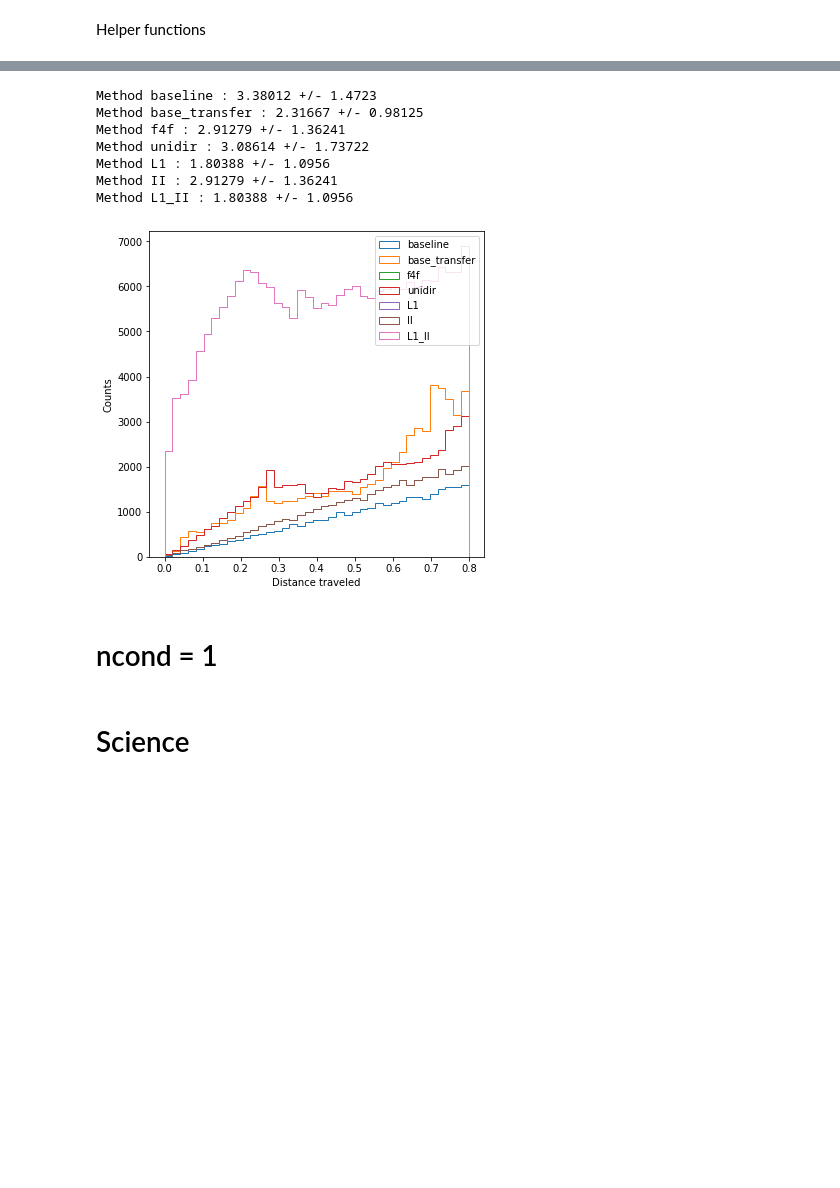
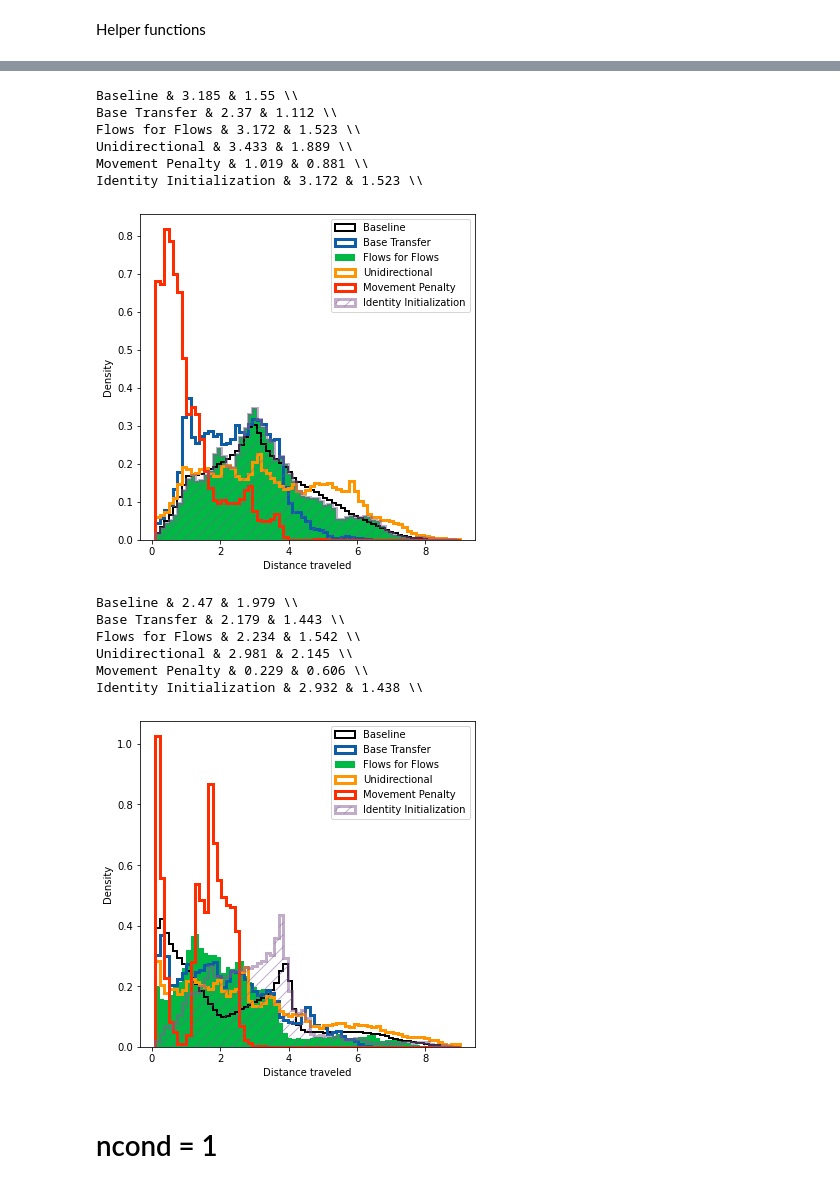
Before and after one commit to rmastand/flows4flows, a Jupyter notebook: paper_plots_toy.ipynb, the cells around one changed output, grey strips where cells are left out. Drawn from its saved outputs; the diff is of its cells as text; code cells hidden in the pictures; blank space fills up the shorter version.

Commit message:
cleaning up plots

```diff
--- a/paper_plots_toy.ipynb
+++ b/paper_plots_toy.ipynb
@@ -151,7 +67,27 @@ def calculate_distance_and_plot(results_dir, bins = 20, n_round = 5, baseline =
 # %%
 
+labels_dir = {"baseline":"Baseline",
+              "left":"Input",
+              "right":"Target",
+              "base_transfer":"Base Transfer",
+              "f4f":"Flows for Flows",
+              "unidir_end":"Unidirectional",
+              "L1_start":"Movement Penalty",
+              "L1_end":"Movement Penalty",
+              "II_start":"Identity Initialization",
+              "II_end":"Identity Initialization",}
+
 # get the data
-ring_dir = collect_all_data_nocond("checkerboard_star_nocond")
 
-# plot
-plot_data_nocond(ring_dir, size = 7)
+combos_identity = ["star_star", "fourcircles_fourcircles", "checkerboard_checkerboard"]
+results_identity = {}
+
+combos_transfer = ["star_fourcircles", "fourcircles_star", "fourcircles_checkerboard", "checkerboard_fourcircles",
+                   "checkerboard_star", "star_checkerboard"]
+results_transfer = {}
+
+for c in combos_identity:
+    results_identity[c] = collect_all_data_nocond(f"{c}_nocond")
+
+for c in combos_transfer:
+    results_transfer[c] = collect_all_data_nocond(f"{c}_nocond")
@@ -160,16 +293,24 @@ plot_data_nocond(ring_dir, size = 7)
 # %%
 # calculate distances
 
-calculate_distance_and_plot(ring_dir, bins = np.linspace(0, .8, 40))
+calculate_distance_and_plot(results_transfer, combos_transfer, "transfer", bins = np.linspace(.1, 9, 70))
+
+calculate_distance_and_plot(results_identity, combos_identity, "identity", bins = np.linspace(.1, 9, 70))
 # %% [output]
-Method baseline : 3.38012 +/- 1.4723
-Method base_transfer : 2.31667 +/- 0.98125
-Method f4f : 2.91279 +/- 1.36241
-Method unidir : 3.08614 +/- 1.73722
-Method L1 : 1.80388 +/- 1.0956
-Method II : 2.91279 +/- 1.36241
-Method L1_II : 1.80388 +/- 1.0956
+Baseline & 3.185 & 1.55 \\
+Base Transfer & 2.37 & 1.112 \\
+Flows for Flows & 3.172 & 1.523 \\
+Unidirectional & 3.433 & 1.889 \\
+Movement Penalty & 1.019 & 0.881 \\
+Identity Initialization & 3.172 & 1.523 \\
-[figure, old version]
+[figure, new version]
+Baseline & 2.47 & 1.979 \\
+Base Transfer & 2.179 & 1.443 \\
+Flows for Flows & 2.234 & 1.542 \\
+Unidirectional & 2.981 & 2.145 \\
+Movement Penalty & 0.229 & 0.606 \\
+Identity Initialization & 2.932 & 1.438 \\
+[figure, added]
 # %% [markdown]
 # ncond = 1
 # %%
@@ -269,5 +410,3 @@ spirals_dir = collect_all_data_yescond("checkerboard_star_rotation", "30_00")
 plot_data_yescond(spirals_dir)
 # %%
 calculate_distance_and_plot(spirals_dir, bins = np.linspace(0, 4, 40), baseline = False)
-# %% [markdown]
-# Science
```
Also changed, not shown: parts of 16 cells of this notebook, 1 other file.
